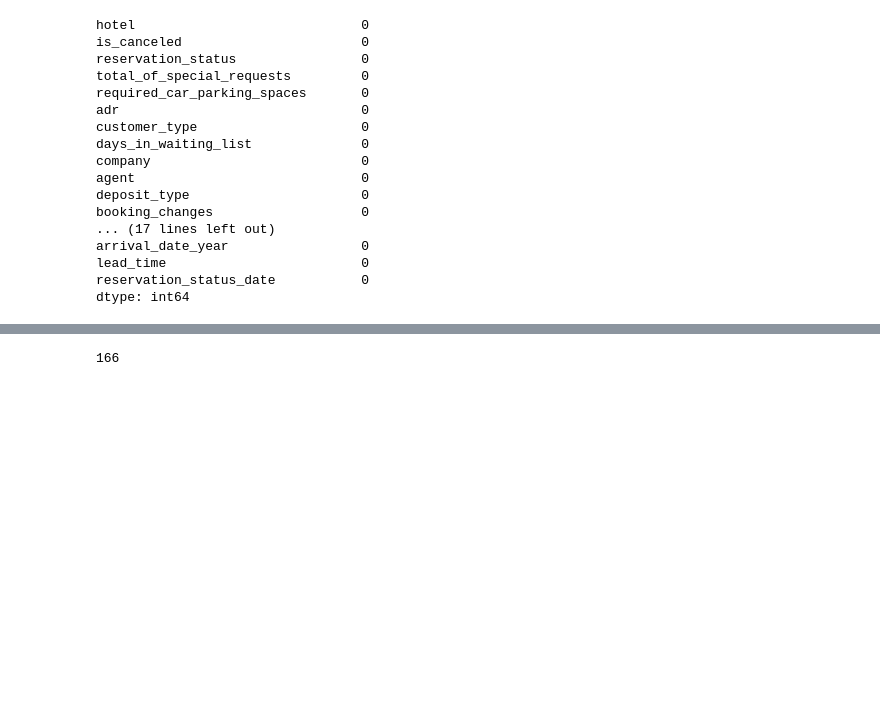
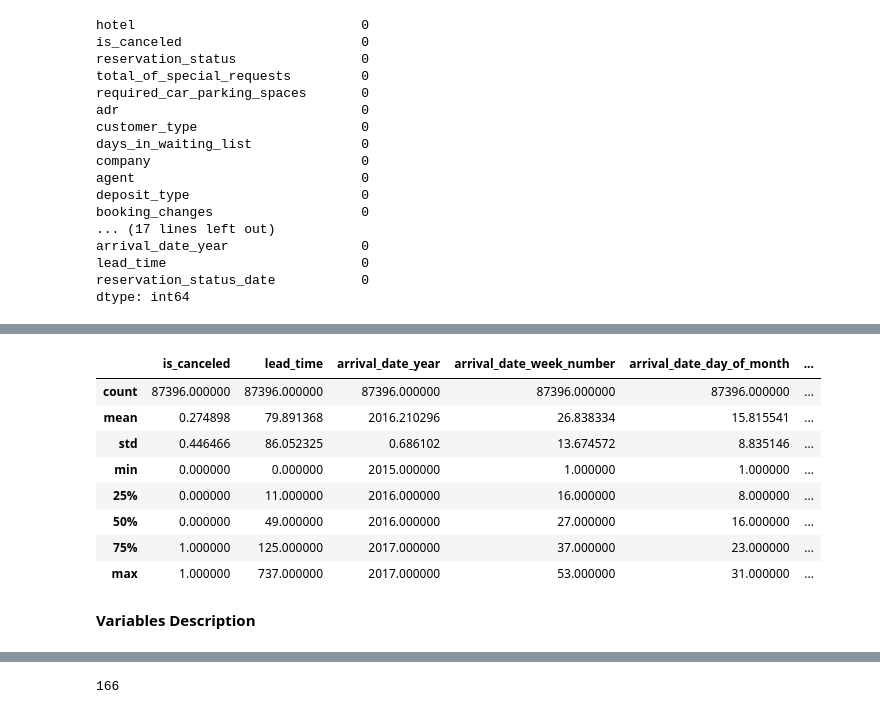
Before and after one commit to shaad4224/Hotel-Booking-Analysis, a Jupyter notebook: Copy_of_Hotel_Booking_Analysis_Capstone_Project.ipynb, the cells around one changed output, grey strips where cells are left out. Drawn from its saved outputs; the diff is of its cells as text; code cells hidden in the pictures; blank space fills up the shorter version.

Commit message:
added description of the data and added some comments in a right pattern

```diff
--- a/Copy_of_Hotel_Booking_Analysis_Capstone_Project.ipynb
+++ b/Copy_of_Hotel_Booking_Analysis_Capstone_Project.ipynb
@@ -213,0 +236,15 @@ dtype: int64
+# %%
+#getting the overall summary statistics for all numerical columns
+new_df.describe()
+# %% [output]
+|  | is_canceled | lead_time | arrival_date_year | arrival_date_week_number | arrival_date_day_of_month | ... |
+| count | 87396.000000 | 87396.000000 | 87396.000000 | 87396.000000 | 87396.000000 | ... |
+| mean | 0.274898 | 79.891368 | 2016.210296 | 26.838334 | 15.815541 | ... |
+| std | 0.446466 | 86.052325 | 0.686102 | 13.674572 | 8.835146 | ... |
+| min | 0.000000 | 0.000000 | 2015.000000 | 1.000000 | 1.000000 | ... |
+| 25% | 0.000000 | 11.000000 | 2016.000000 | 16.000000 | 8.000000 | ... |
+| 50% | 0.000000 | 49.000000 | 2016.000000 | 27.000000 | 16.000000 | ... |
+| 75% | 1.000000 | 125.000000 | 2017.000000 | 37.000000 | 23.000000 | ... |
+| max | 1.000000 | 737.000000 | 2017.000000 | 53.000000 | 31.000000 | ... |
+# %% [markdown]
+**Variables Description**
```
Also changed, not shown: parts of 46 cells of this notebook.
